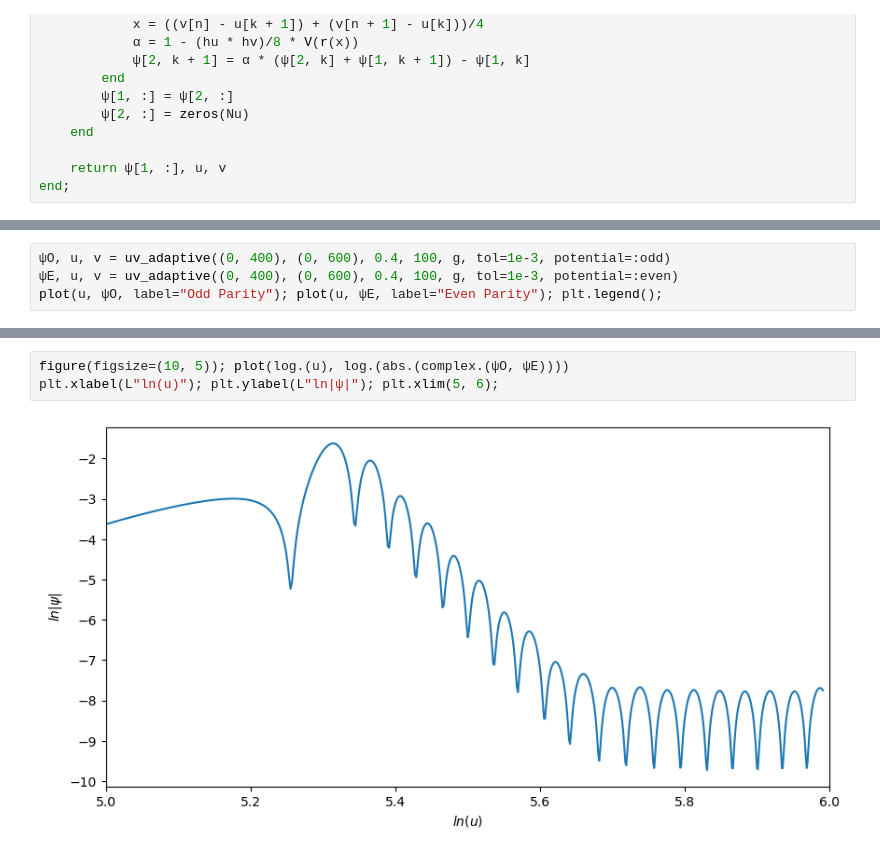
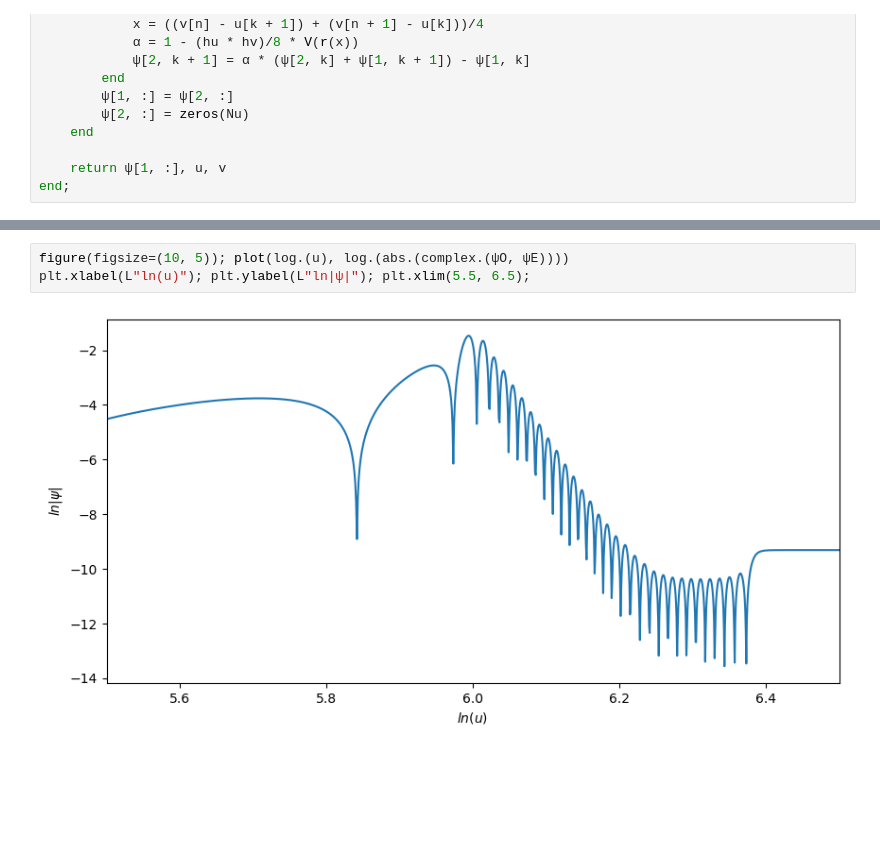
Before and after one commit to kennethsible/julia-binder, a Jupyter notebook: Characteristic Analysis.ipynb, the cells around one changed output, grey strips where cells are left out. Cells and saved outputs as stored; diff of their text form; blank space fills up the shorter version.

```diff
--- a/Characteristic Analysis.ipynb
+++ b/Characteristic Analysis.ipynb
@@ -200,4 +199,0 @@ fig.suptitle("Computational Time: $(round(time))s");
-# %%
-ψO, u, v = uv_adaptive((0, 400), (0, 600), 0.4, 100, g, tol=1e-3, potential=:odd)
-ψE, u, v = uv_adaptive((0, 400), (0, 600), 0.4, 100, g, tol=1e-3, potential=:even)
-plot(u, ψO, label="Odd Parity"); plot(u, ψE, label="Even Parity"); plt.legend();
@@ -206,5 +200,5 @@ plot(u, ψO, label="Odd Parity"); plot(u, ψE, label="Even Parity"); plt.legend(
 # %%
 figure(figsize=(10, 5)); plot(log.(u), log.(abs.(complex.(ψO, ψE))))
-plt.xlabel(L"ln(u)"); plt.ylabel(L"ln|ψ|"); plt.xlim(5, 6);
+plt.xlabel(L"ln(u)"); plt.ylabel(L"ln|ψ|"); plt.xlim(5.5, 6.5);
 # %% [output]
-[figure, old version]
+[figure, new version]
```
Also changed, not shown: parts of 6 cells of this notebook.
